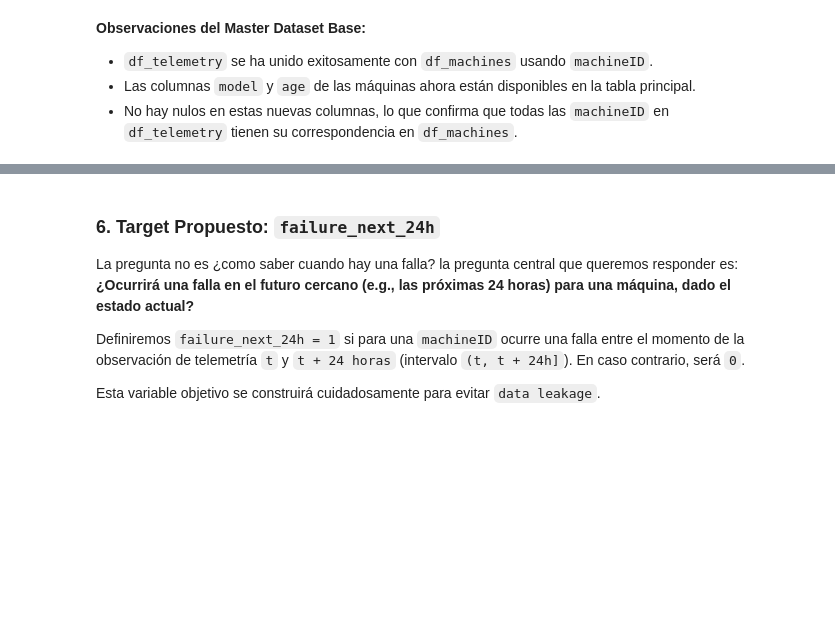
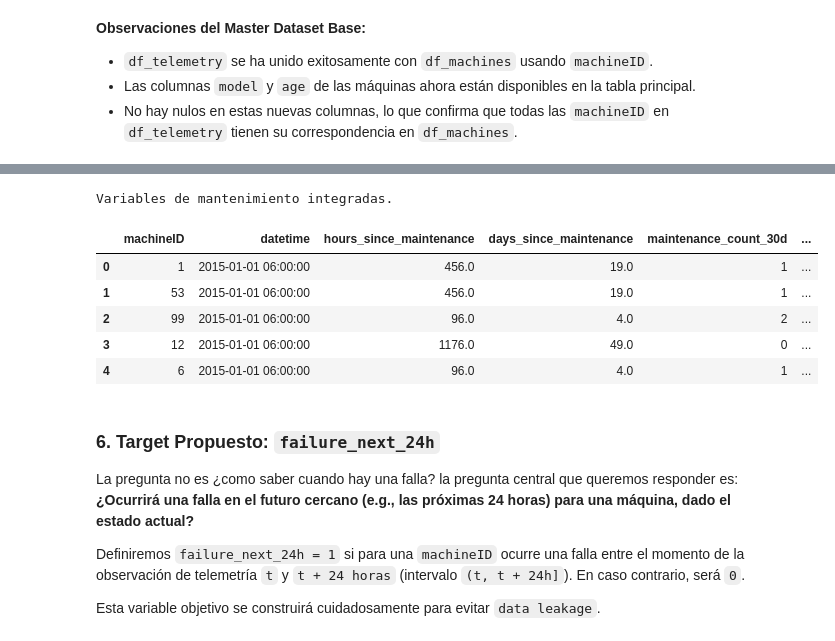
Before and after one commit to ARTARAUZ/S08-26-EQUIPO-24, a Jupyter notebook: notebooks/02_data_cleaning_EDA_integrado.ipynb, the cells around one changed output, grey strips where cells are left out. Saved outputs shown, nothing was run; the diff lists cells and outputs as text; code cells hidden in the pictures; blank space fills up the shorter version.

```diff
--- a/notebooks/02_data_cleaning_EDA_integrado.ipynb
+++ b/notebooks/02_data_cleaning_EDA_integrado.ipynb
@@ -802,3 +882,43 @@ Para el mantenimiento, construiremos `features` que reflejen el historial de int
+# %%
+hours_since_maintenance = np.full(len(master_df), np.nan)
+maintenance_count_30d = np.zeros(len(master_df), dtype=np.int32)
+
+for mid in df_machines["machineID"]:
+    idx = np.where(master_mid == mid)[0]
+    t = master_ns[idx]
+
+    m = df_maint[df_maint["machineID"] == mid]
+    mts = m["datetime"].values.astype("datetime64[ns]").astype("int64")
+    if len(mts) == 0:
+        continue
+
+    hi_m = np.searchsorted(mts, t, side="right")
+    lo30 = np.searchsorted(mts, t - 30 * DAY_NS, side="right")
+    maintenance_count_30d[idx] = hi_m - lo30
+
+    last_idx_m = hi_m - 1
+    has_prev_m = last_idx_m >= 0
+    hsm = np.full(len(t), np.nan)
+    hsm[has_prev_m] = (t[has_prev_m] - mts[last_idx_m[has_prev_m]]) / HOUR_NS
+    hours_since_maintenance[idx] = hsm
+
+master_df["hours_since_maintenance"] = hours_since_maintenance
+master_df["days_since_maintenance"] = master_df["hours_since_maintenance"] / 24
+master_df["maintenance_count_30d"] = maintenance_count_30d
+master_df["time_since_last_component_replacement_h"] = master_df["hours_since_maintenance"]
+master_df["has_recent_maintenance"] = (master_df["hours_since_maintenance"] <= 24).astype(int)
+
+print("Variables de mantenimiento integradas.")
+master_df[["machineID","datetime","hours_since_maintenance","days_since_maintenance",
+        "maintenance_count_30d","has_recent_maintenance"]].head()
+# %% [output]
+Variables de mantenimiento integradas.
+|  | machineID | datetime | hours_since_maintenance | days_since_maintenance | maintenance_count_30d | ... |
+| 0 | 1 | 2015-01-01 06:00:00 | 456.0 | 19.0 | 1 | ... |
+| 1 | 53 | 2015-01-01 06:00:00 | 456.0 | 19.0 | 1 | ... |
+| 2 | 99 | 2015-01-01 06:00:00 | 96.0 | 4.0 | 2 | ... |
+| 3 | 12 | 2015-01-01 06:00:00 | 1176.0 | 49.0 | 0 | ... |
+| 4 | 6 | 2015-01-01 06:00:00 | 96.0 | 4.0 | 1 | ... |
 # %% [markdown]
 ### 6. Target Propuesto: `failure_next_24h`
 
```
Also changed, not shown: parts of 13 cells of this notebook.
